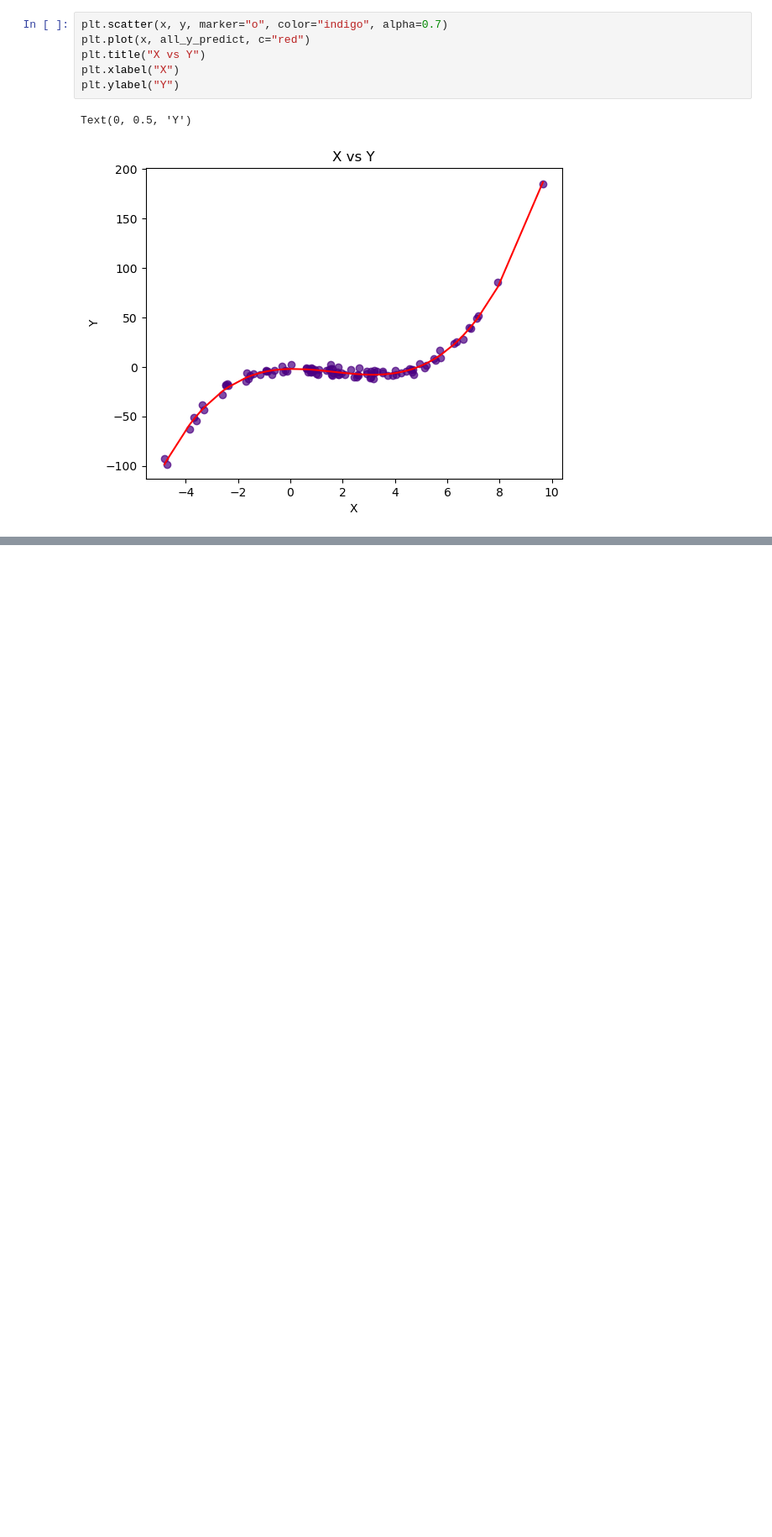
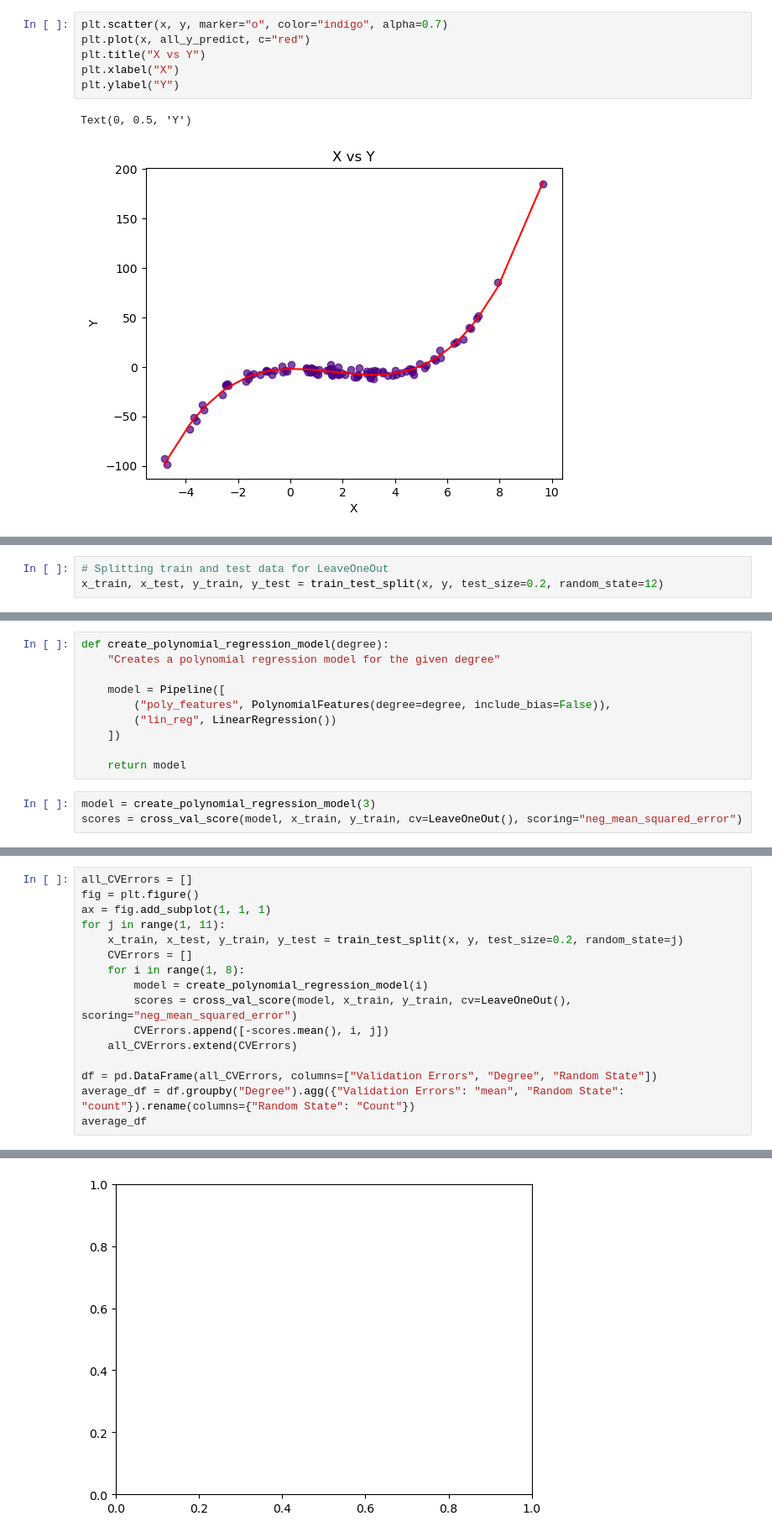
Before and after one commit to barissucuoglu/Data-Science-Playground, a Jupyter notebook: ML/Validation Exercise.ipynb, the cells around one changed output, grey strips where cells are left out. Shown at 84% size. Drawn from its saved outputs; the diff is of its cells as text; blank space fills up the shorter version.

```diff
--- a/ML/Validation Exercise.ipynb
+++ b/ML/Validation Exercise.ipynb
@@ -376,0 +386,3 @@ Text(0, 0.5, 'Y')
+# %%
+# Splitting train and test data for LeaveOneOut
+x_train, x_test, y_train, y_test = train_test_split(x, y, test_size=0.2, random_state=12)
@@ -376,0 +391,13 @@ Text(0, 0.5, 'Y')
+# %%
+def create_polynomial_regression_model(degree):
+    "Creates a polynomial regression model for the given degree"
+
+    model = Pipeline([
+        ("poly_features", PolynomialFeatures(degree=degree, include_bias=False)),
+        ("lin_reg", LinearRegression())
+    ])
+
+    return model
+# %%
+model = create_polynomial_regression_model(3)
+scores = cross_val_score(model, x_train, y_train, cv=LeaveOneOut(), scoring="neg_mean_squared_error")
@@ -376,0 +409,17 @@ Text(0, 0.5, 'Y')
+# %%
+all_CVErrors = []
+fig = plt.figure()
+ax = fig.add_subplot(1, 1, 1)
+for j in range(1, 11):
+    x_train, x_test, y_train, y_test = train_test_split(x, y, test_size=0.2, random_state=j)
+    CVErrors = []
+    for i in range(1, 8):
+        model = create_polynomial_regression_model(i)
+        scores = cross_val_score(model, x_train, y_train, cv=LeaveOneOut(), scoring="neg_mean_squared_error")
+        CVErrors.append([-scores.mean(), i, j])
+    all_CVErrors.extend(CVErrors)
+
+df = pd.DataFrame(all_CVErrors, columns=["Validation Errors", "Degree", "Random State"])
+average_df = df.groupby("Degree").agg({"Validation Errors": "mean", "Random State": "count"}).rename(columns={"Random State": "Count"})
+average_df
+# %% [output]
@@ -376,0 +435 @@ Text(0, 0.5, 'Y')
+[figure, added]
```
Also changed, not shown: parts of 22 cells of this notebook.
